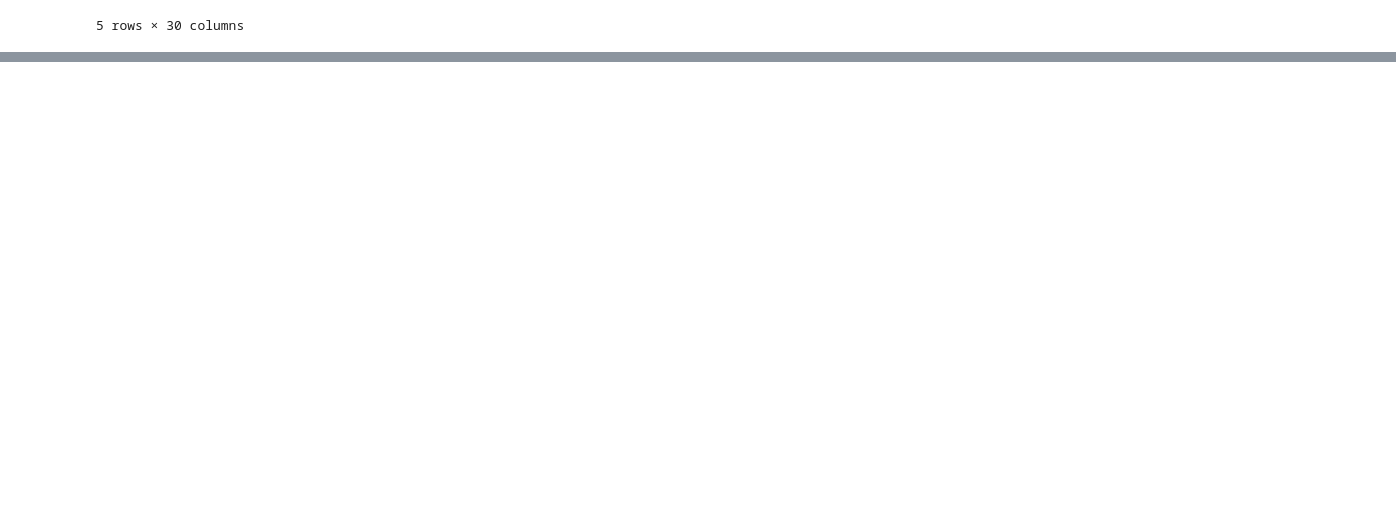
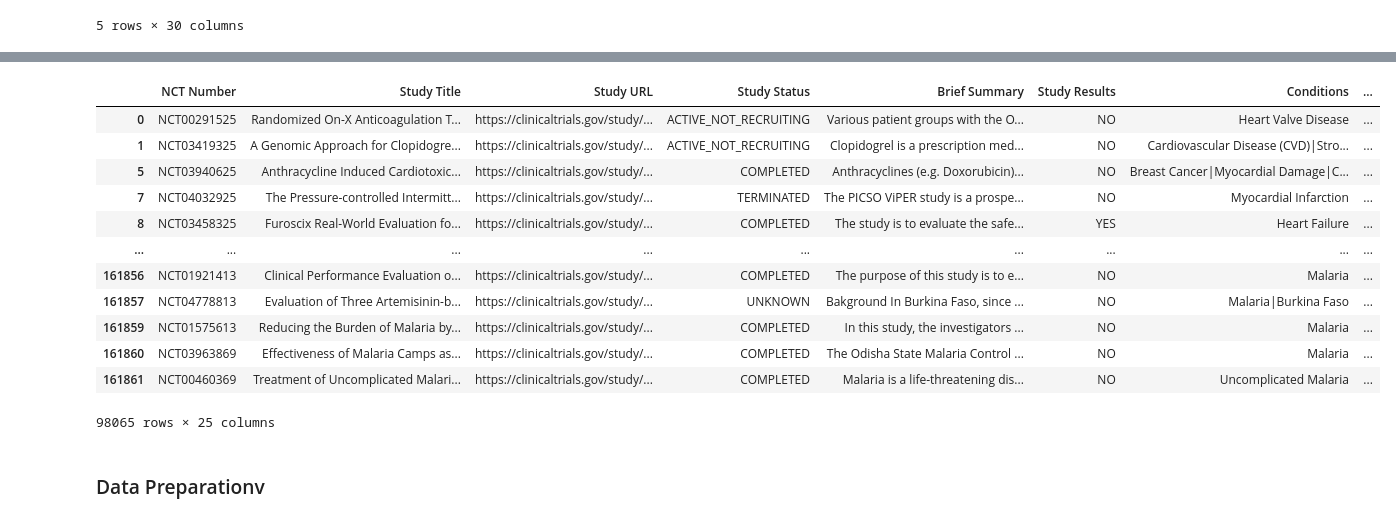
Before and after one commit to danielkimutai/dt, a Jupyter notebook: index.ipynb, the cells around one changed output, grey strips where cells are left out. Saved outputs shown, nothing was run; the diff lists cells and outputs as text; code cells hidden in the pictures; blank space fills up the shorter version.

```diff
--- a/index.ipynb
+++ b/index.ipynb
@@ -80,3 +80,11 @@ pn.head()
 | 3 | NCT04333225 | Hydroxychloroquine in the Prevent... | https://clinicaltrials.gov/study/... | NaN | COMPLETED | In order to assess the efficacy o... | YES | COVID-19 | ... |
 | 4 | NCT04858425 | Safety and Efficacy of Niclosamid... | https://clinicaltrials.gov/study/... | RESERVOIR | ACTIVE_NOT_RECRUITING | This is a 2-part, 2-arm, Phase 2 ... | NO | Covid19 | ... |
 5 rows × 30 columns
+# %%
+# creating a unique column for each of the columns
+heart['category'] = "heart"
+pn["category"] = "pneumonia"
+mal["category"] = "malaria"
+hiv["category"] = "Hiv"
+cov["category"] = "Covid"
+can["category"] = "cancer"
@@ -82,0 +101,5 @@ pn.head()
+# %%
+# merging the whole datasets into one df
+dfs = [heart,pn,can,hiv,cov,mal]
+df = pd.concat(dfs, ignore_index=True, sort=False)
+df.head()
@@ -84,0 +198,7 @@ pn.head()
+# %%
+# columns with more than 50% that will be dropped
+cols = ["Study Documents","Other Outcome Measures","Results First Posted","Acronym","Collaborators","Phases"]
+
+
+# dropping columns that have missing values of more than 50%
+df.drop(cols,axis=1,inplace=True)
@@ -84,0 +225,19 @@ pn.head()
+# %%
+# dropping rows that contain missing values
+df.dropna(axis=0)
+# %% [output]
+|  | NCT Number | Study Title | Study URL | Study Status | Brief Summary | Study Results | Conditions | ... |
+| 0 | NCT00291525 | Randomized On-X Anticoagulation T... | https://clinicaltrials.gov/study/... | ACTIVE_NOT_RECRUITING | Various patient groups with the O... | NO | Heart Valve Disease | ... |
+| 1 | NCT03419325 | A Genomic Approach for Clopidogre... | https://clinicaltrials.gov/study/... | ACTIVE_NOT_RECRUITING | Clopidogrel is a prescription med... | NO | Cardiovascular Disease (CVD)|Stro... | ... |
+| 5 | NCT03940625 | Anthracycline Induced Cardiotoxic... | https://clinicaltrials.gov/study/... | COMPLETED | Anthracyclines (e.g. Doxorubicin)... | NO | Breast Cancer|Myocardial Damage|C... | ... |
+| 7 | NCT04032925 | The Pressure-controlled Intermitt... | https://clinicaltrials.gov/study/... | TERMINATED | The PICSO ViPER study is a prospe... | NO | Myocardial Infarction | ... |
+| 8 | NCT03458325 | Furoscix Real-World Evaluation fo... | https://clinicaltrials.gov/study/... | COMPLETED | The study is to evaluate the safe... | YES | Heart Failure | ... |
+| ... | ... | ... | ... | ... | ... | ... | ... | ... |
+| 161856 | NCT01921413 | Clinical Performance Evaluation o... | https://clinicaltrials.gov/study/... | COMPLETED | The purpose of this study is to e... | NO | Malaria | ... |
+| 161857 | NCT04778813 | Evaluation of Three Artemisinin-b... | https://clinicaltrials.gov/study/... | UNKNOWN | Bakground In Burkina Faso, since ... | NO | Malaria|Burkina Faso | ... |
+| 161859 | NCT01575613 | Reducing the Burden of Malaria by... | https://clinicaltrials.gov/study/... | COMPLETED | In this study, the investigators ... | NO | Malaria | ... |
+| 161860 | NCT03963869 | Effectiveness of Malaria Camps as... | https://clinicaltrials.gov/study/... | COMPLETED | The Odisha State Malaria Control ... | NO | Malaria | ... |
+| 161861 | NCT00460369 | Treatment of Uncomplicated Malari... | https://clinicaltrials.gov/study/... | COMPLETED | Malaria is a life-threatening dis... | NO | Uncomplicated Malaria | ... |
+98065 rows × 25 columns
+# %% [markdown]
+### Data Preparationv
```
Also changed, not shown: parts of 10 cells of this notebook.
